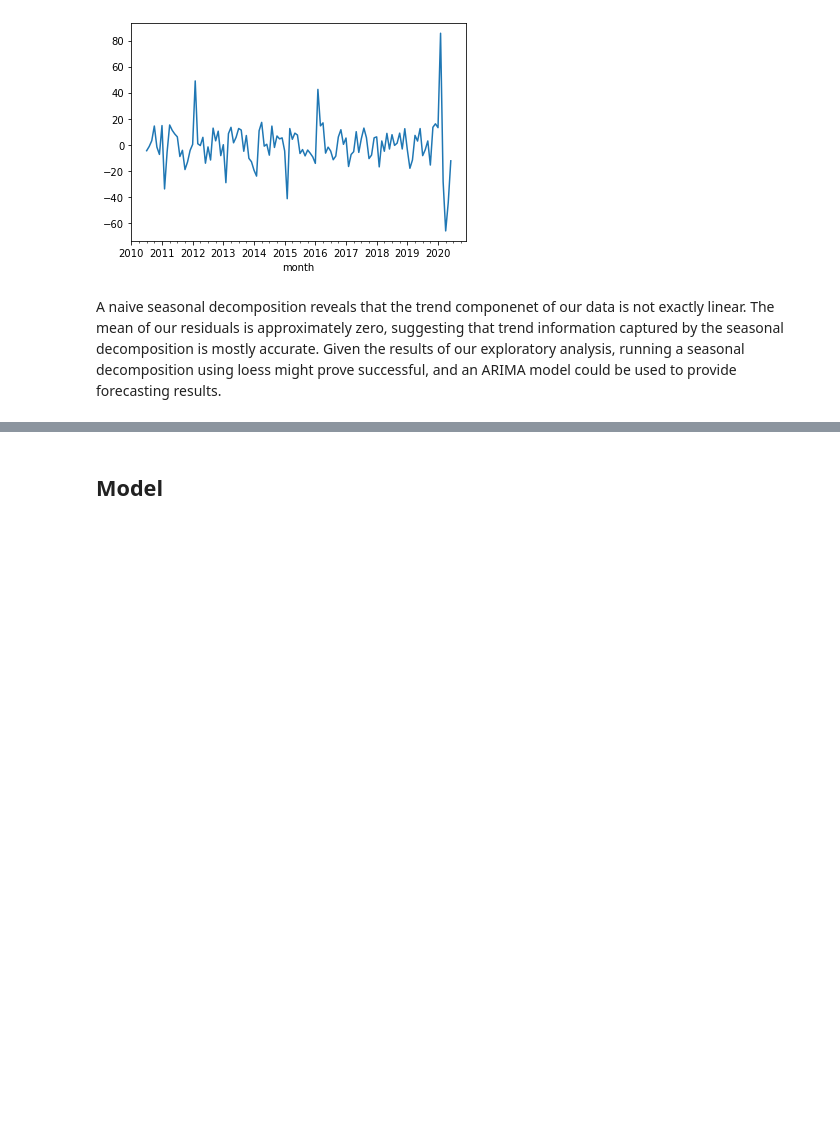
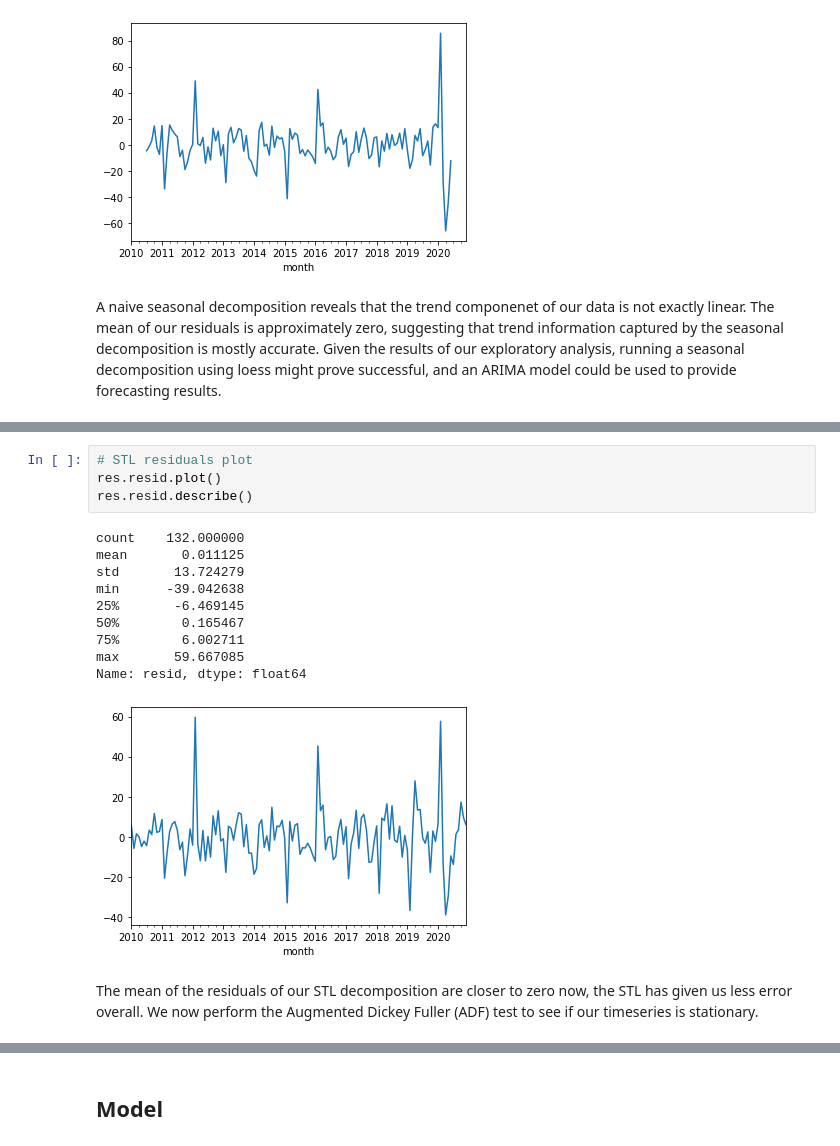
Before and after one commit to Achan40/chicago-crime, a Jupyter notebook: analysis/chicago-crime.ipynb, the cells around one changed output, grey strips where cells are left out. Drawn from its saved outputs; the diff is of its cells as text; blank space fills up the shorter version.

```diff
--- a/analysis/chicago-crime.ipynb
+++ b/analysis/chicago-crime.ipynb
@@ -121,0 +160,17 @@ A naive seasonal decomposition reveals that the trend componenet of our data is
+# %%
+# STL residuals plot
+res.resid.plot()
+res.resid.describe()
+# %% [output]
+count    132.000000
+mean       0.011125
+std       13.724279
+min      -39.042638
+25%       -6.469145
+50%        0.165467
+75%        6.002711
+max       59.667085
+Name: resid, dtype: float64
+[figure, added]
+# %% [markdown]
+The mean of the residuals of our STL decomposition are closer to zero now, the STL has given us less error overall. We now perform the Augmented Dickey Fuller (ADF) test to see if our timeseries is stationary.
```
Also changed, not shown: parts of 11 cells of this notebook.
